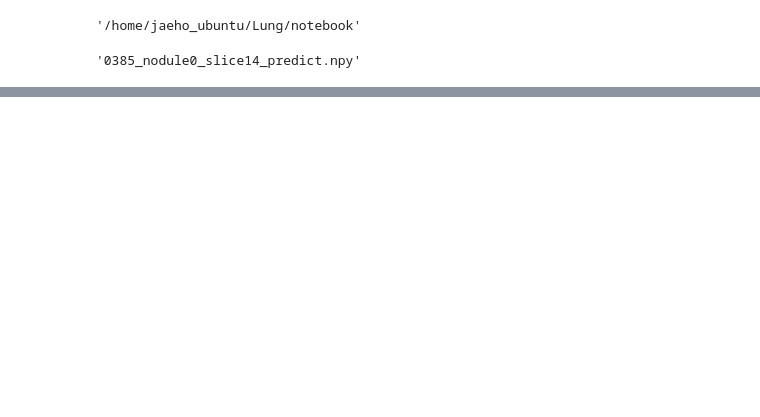
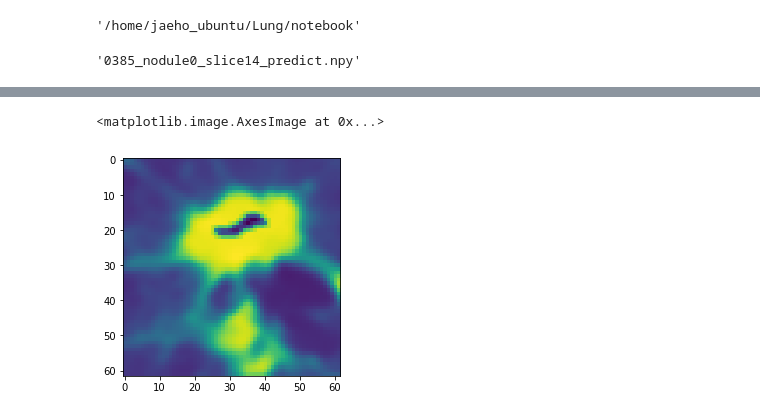
Before and after one commit to jaeho3690/LIDC-IDRI-Segmentation, a Jupyter notebook: notebook/View_output.ipynb, the cells around one changed output, grey strips where cells are left out. Cells and saved outputs as stored; diff of their text form; code cells hidden in the pictures; blank space fills up the shorter version.

```diff
--- a/notebook/View_output.ipynb
+++ b/notebook/View_output.ipynb
@@ -64,0 +142,13 @@ PREDICT_DIR =
+# %%
+from scipy import signal
+
+xder = np.array([[-1,0,1],[-2,0,2],[-1,0,1]])
+yder = np.array([[1,2,1],[0,0,0],[-1,-2,-1]])
+smooth = np.array([[1,1,1],[1,5,1],[1,1,1]])
+xder2 = np.array([[-1,2,-1],[-3,6,-3],[-1,2,-1]])
+yder2 = np.array([[-1,-3,-1],[2,6,2],[-1,-3,-1]])
+# %%
+plt.imshow(signal.convolve2d(patch,smooth,mode='valid'))
+# %% [output]
+<matplotlib.image.AxesImage at 0x...>
+[figure, added]
```
Also changed, not shown: parts of 20 cells of this notebook, 6 other files.
